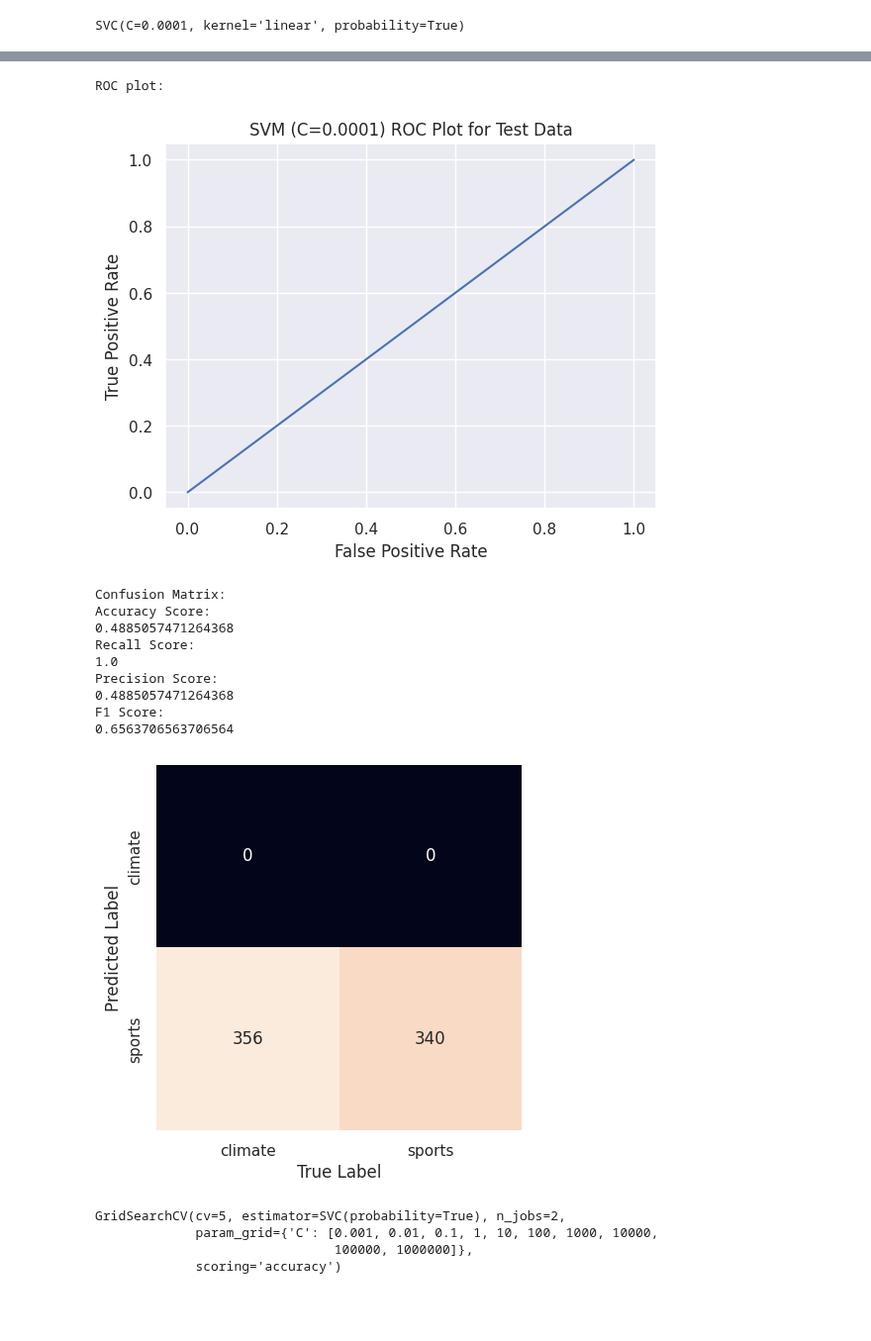
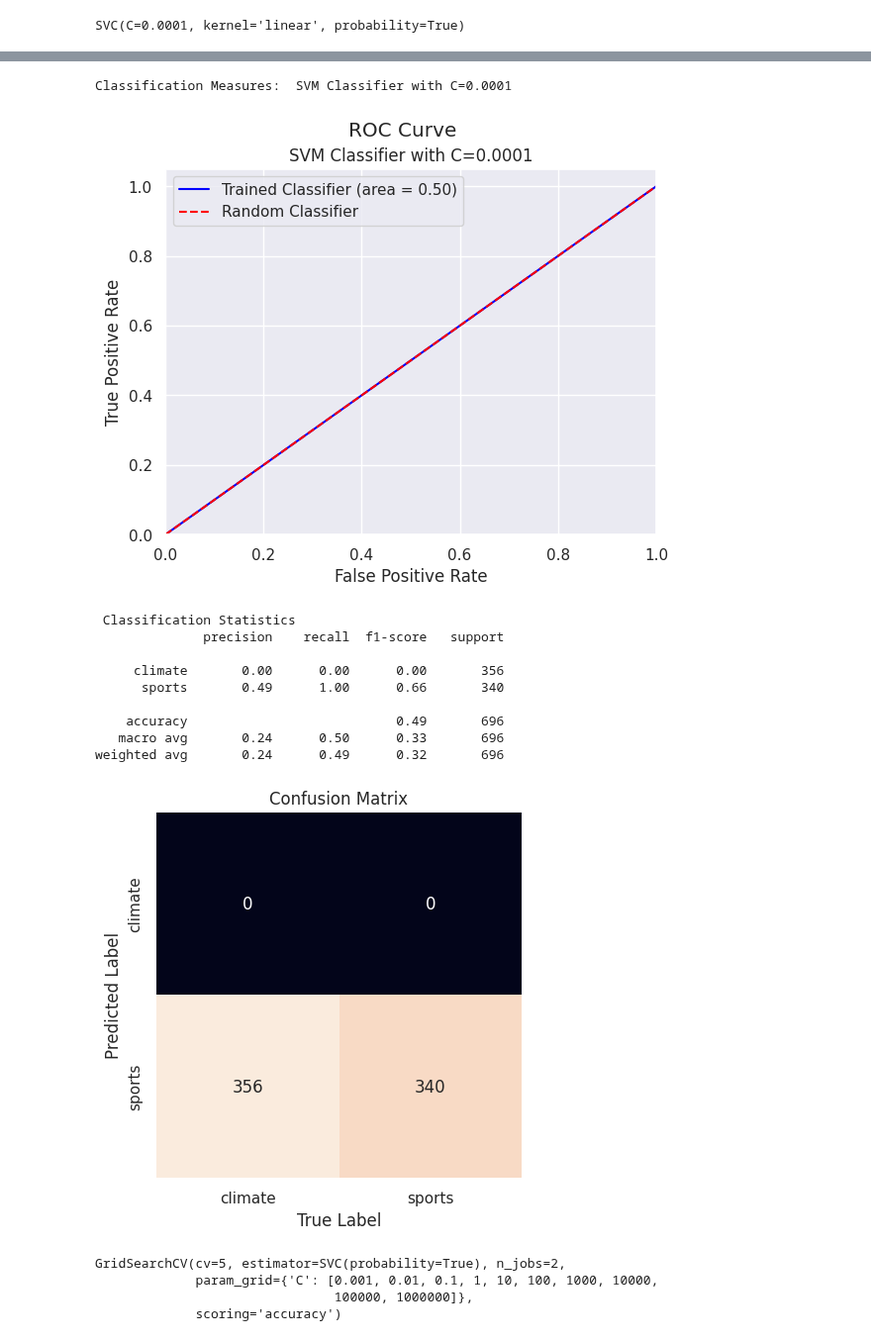
Before and after one commit to papaymaguire/ece219-project1, a Jupyter notebook: project1/notebooks/question05.ipynb, the cells around one changed output, grey strips where cells are left out. Shown at 99% size. Drawn from its saved outputs; the diff is of its cells as text; code cells hidden in the pictures; blank space fills up the shorter version.

```diff
--- a/project1/notebooks/question05.ipynb
+++ b/project1/notebooks/question05.ipynb
@@ -106,19 +106,19 @@ F1 Score:
 # %%
 g0001_test_metrics = MetricsAnalyzer(svm_soft_0001, dim_reduced_test_features, test_root_labels, pos_label="sports")
-g0001_test_metrics.print_all(plot_title="SVM (C=0.0001) ROC Plot for Test Data")
+g0001_test_metrics.print_all(plot_title="SVM Classifier with C=0.0001")
 # %% [output]
-ROC plot:
+Classification Measures:  SVM Classifier with C=0.0001
-[figure, old version]
+[figure, new version]
-Confusion Matrix:
-Accuracy Score:
-0.4885057471264368
-Recall Score:
-1.0
-Precision Score:
-0.4885057471264368
-F1 Score:
-0.6563706563706564
+ Classification Statistics
+              precision    recall  f1-score   support
+
+     climate       0.00      0.00      0.00       356
+      sports       0.49      1.00      0.66       340
+
+    accuracy                           0.49       696
+   macro avg       0.24      0.50      0.33       696
+weighted avg       0.24      0.49      0.32       696
-[figure, old version]
+[figure, new version]
 # %%
 from sklearn.model_selection import GridSearchCV
 
```
Also changed, not shown: parts of 6 cells of this notebook.
